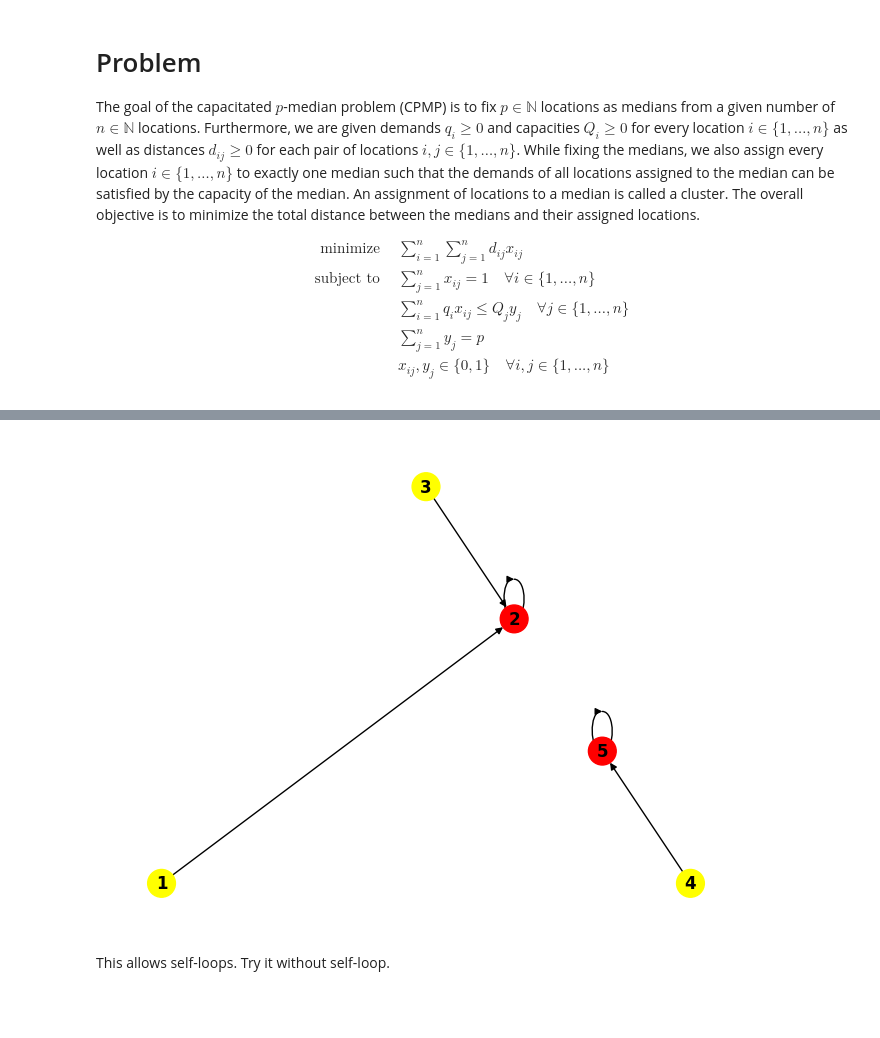
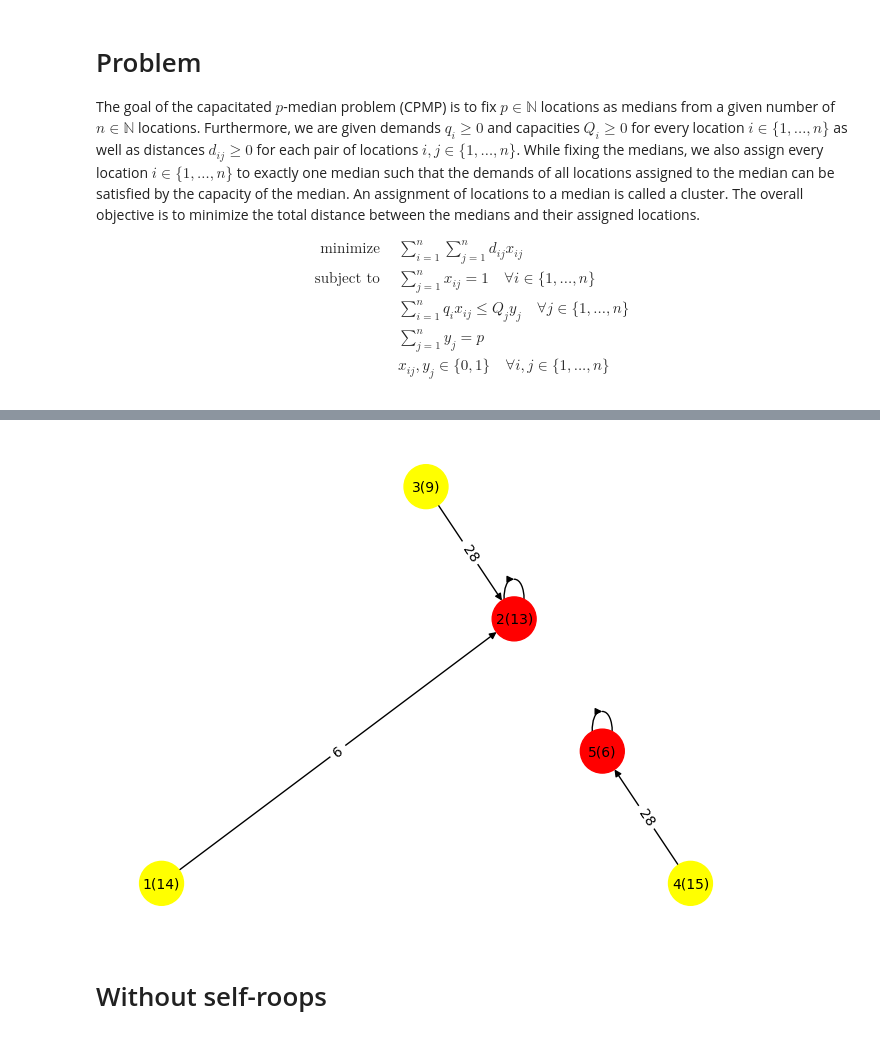
Before and after one commit to geodesic7/Learn_AMPL, a Jupyter notebook: capacitated_p_median_problem.ipynb, the cells around one changed output, grey strips where cells are left out. Cells and saved outputs as stored; diff of their text form; code cells hidden in the pictures; blank space fills up the shorter version.

```diff
--- a/capacitated_p_median_problem.ipynb
+++ b/capacitated_p_median_problem.ipynb
@@ -57,17 +57,19 @@ subject to NFacilities:
 ampl.param["n"] = 5
 ampl.param["p"] = 2
 
-d = [
+distances = [
     [0, 6, 54, 52, 19],
     [6, 0, 28, 75, 61],
     [54, 28, 0, 91, 40],
     [52, 75, 91, 0, 28],
     [19, 61, 40, 28, 0],
 ]
-ampl.param["d"] = {(i, j): d[i - 1][j - 1] for i in range(1, 6) for j in range(1, 6)}
+demands = [14, 13, 9, 15, 6]
+capacities = [39, 39, 39, 39, 39]
 
-ampl.param["w"] = [14, 13, 9, 15, 6]
-ampl.param["C"] = [39, 39, 39, 39, 39]
+ampl.param["d"] = {(i, j): distances[i - 1][j - 1] for i in range(1, 6) for j in range(1, 6)}
+ampl.param["w"] = demands
+ampl.param["C"] = capacities
 # %%
 ampl.option["solver"] = "gcg"
 ampl.option["gcg_options"] = "outlev=1"
@@ -114,27 +95,30 @@ y [*] :=
-# %%
-g = nx.DiGraph()
-g.add_weighted_edges_from([
-    (1, 2, 6),
-    (2, 2, 0),
-    (3, 2, 28),
-    (4, 5, 28),
-    (5, 5, 0)
-])
-
-color_map = ['yellow']*5
-color_map[1] = 'red'
-color_map[4] = 'red'
-
-options = {
-    'node_color': color_map,
-    'node_size': 400,
-    'width': 1,
-    'font_weight': 'bold',
-    'with_labels': True
-}
-nx.draw(g, pos=nx.planar_layout(g), **options)
-# %% [output]
-[figure, removed]
-# %% [markdown]
-This allows self-loops.
-Try it without self-loop.
+# %%
+resulting_edges = [edge for edge, v in ampl.var["x"].to_dict().items() if v==1]
+resulting_nodes = [node for node, v in ampl.var["y"].to_dict().items() if v==1]
+# %%
+def draw_graph(distances, resulting_edges, resulting_nodes):
+  g = nx.DiGraph()
+  g.add_nodes_from([(i+1, dict(demand=d)) for i, d in enumerate(demands)])
+  g.add_edges_from([(i, j, dict(distance=distances[i-1][j-1])) for i, j in resulting_edges])
+
+  color_map = ['yellow']*5
+  for i in resulting_nodes:
+    color_map[i-1] = 'red'
+
+  pos = nx.planar_layout(g)
+
+  nx.draw(g, pos=pos, node_size=1000, node_color=color_map)
+
+  node_labels = {i: f'{i}({v})' for i, v in nx.get_node_attributes(g, "demand").items()}
+  nx.draw_networkx_labels(g, pos, labels=node_labels, font_size=10)
+
+  edge_labels = nx.get_edge_attributes(g, "distance")
+  nx.draw_networkx_edge_labels(g, pos, edge_labels=edge_labels)
+
+  plt.show()
+
+draw_graph(distances, resulting_edges, resulting_nodes)
+# %% [output]
+[figure, added]
+# %% [markdown]
+# Without self-roops
```
Also changed, not shown: parts of 6 cells of this notebook.
